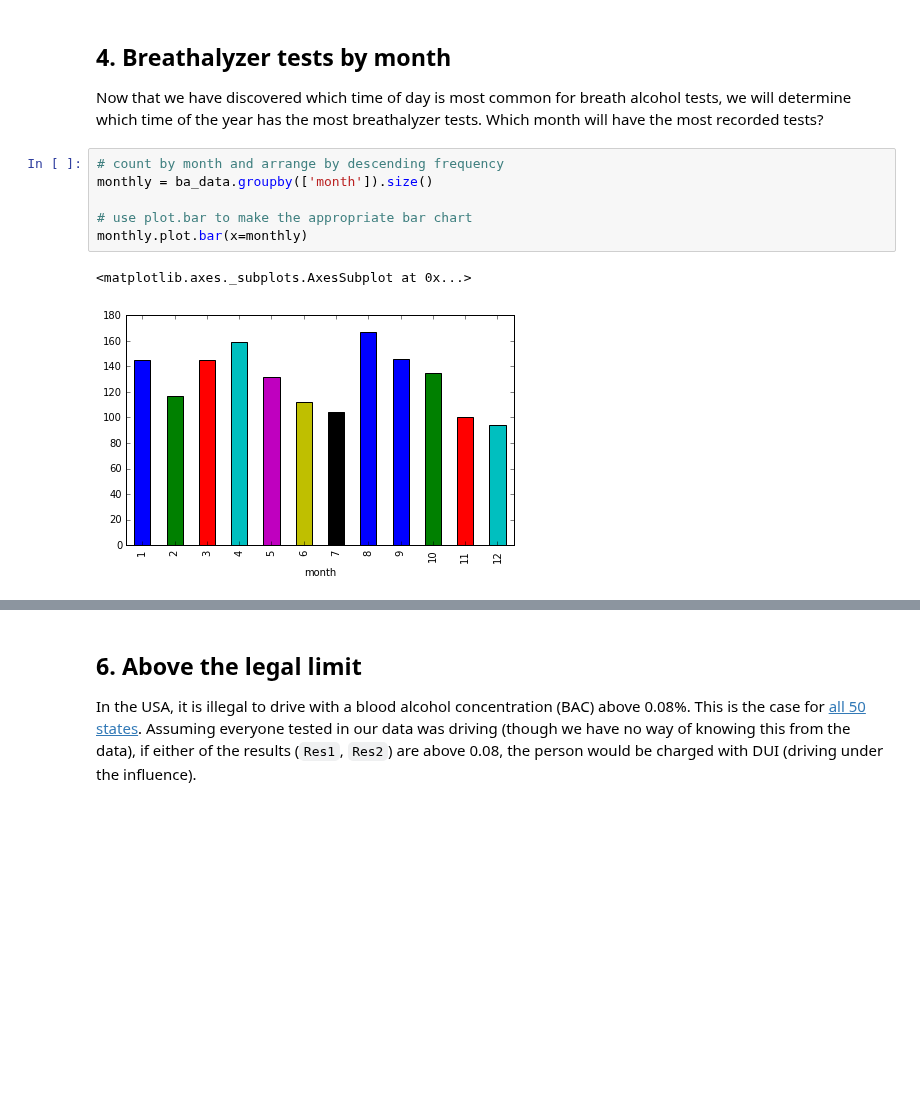
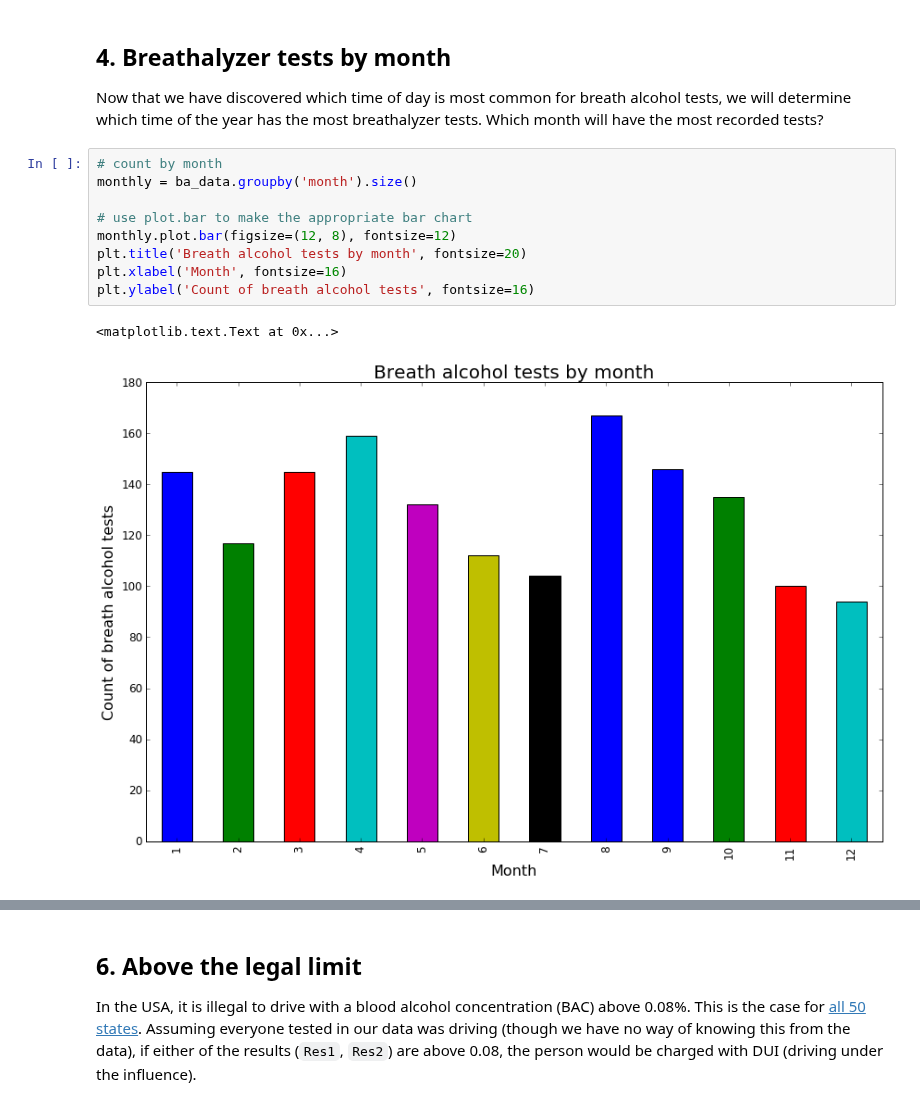
Before and after one commit to irinamicov/DrunksInAmesIowa, a Jupyter notebook: notebook.ipynb, the cells around one changed output, grey strips where cells are left out. Cells and saved outputs as stored; diff of their text form; blank space fills up the shorter version.

```diff
--- a/notebook.ipynb
+++ b/notebook.ipynb
@@ -59,13 +63,16 @@ hourly.plot.bar(x=hourly)
 ## 4. Breathalyzer tests by month
 <p>Now that we have discovered which time of day is most common for breath alcohol tests, we will determine which time of the year has the most breathalyzer tests. Which month will have the most recorded tests?</p>
 # %%
-# count by month and arrange by descending frequency
-monthly = ba_data.groupby(['month']).size()
+# count by month
+monthly = ba_data.groupby('month').size()
 
 # use plot.bar to make the appropriate bar chart
-monthly.plot.bar(x=monthly)
+monthly.plot.bar(figsize=(12, 8), fontsize=12)
+plt.title('Breath alcohol tests by month', fontsize=20)
+plt.xlabel('Month', fontsize=16)
+plt.ylabel('Count of breath alcohol tests', fontsize=16)
 # %% [output]
-<matplotlib.axes._subplots.AxesSubplot at 0x...>
+<matplotlib.text.Text at 0x...>
-[figure, old version]
+[figure, new version]
 # %% [markdown]
 ## 5. COLLEGE
```
Also changed, not shown: parts of 6 cells of this notebook, 1 other file.
